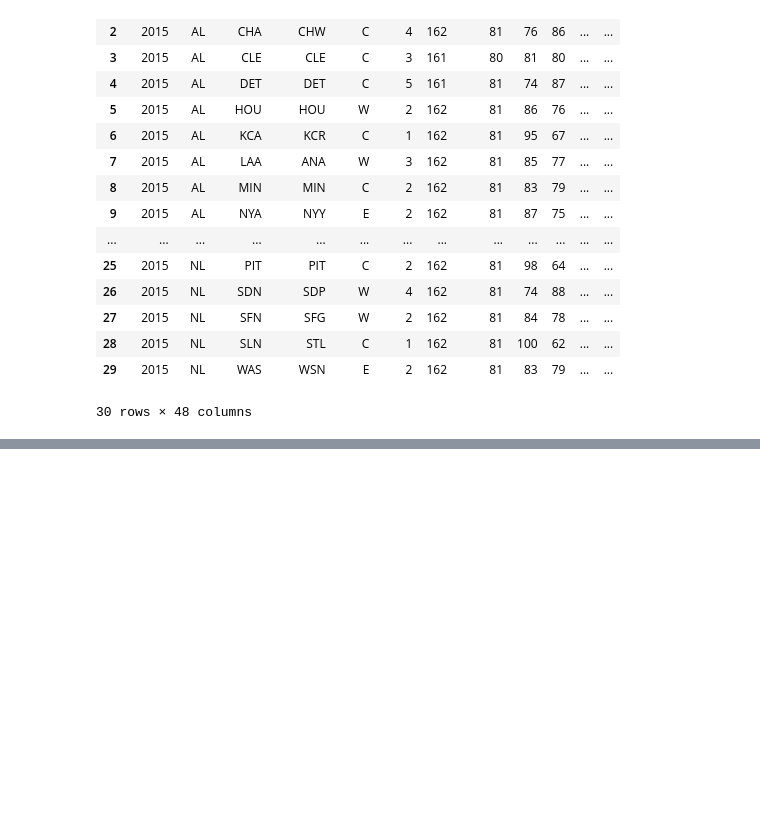
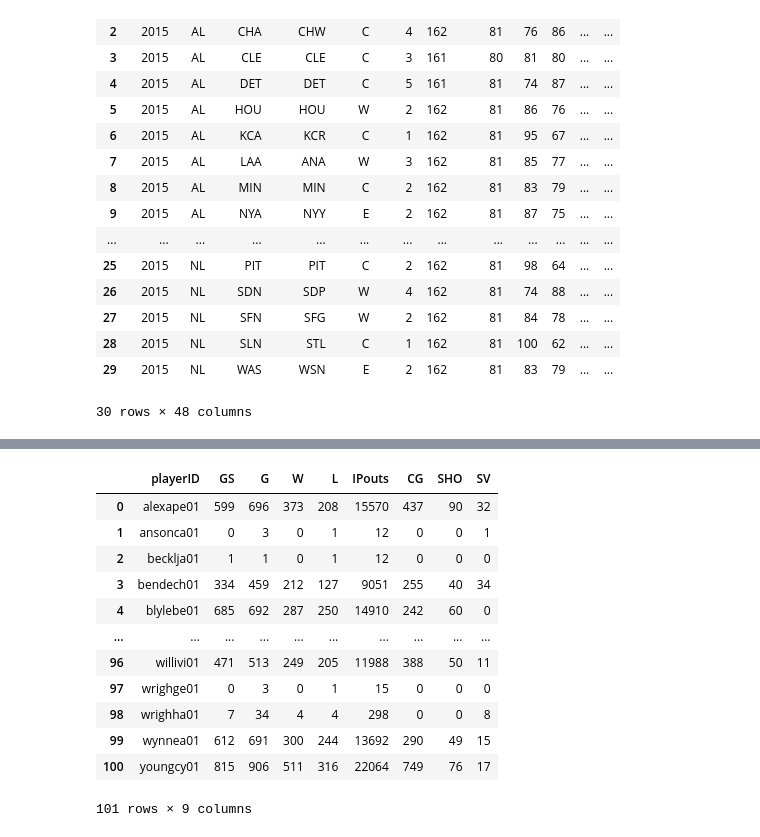
Before and after one commit to scimaksim/Python_graduate_coursework, a Jupyter notebook: HW5/Nikiforov_Assignment_5.ipynb, the cells around one changed output, grey strips where cells are left out. Cells and saved outputs as stored; diff of their text form; code cells hidden in the pictures; blank space fills up the shorter version.

```diff
--- a/HW5/Nikiforov_Assignment_5.ipynb
+++ b/HW5/Nikiforov_Assignment_5.ipynb
@@ -150,0 +320,18 @@ pd.read_sql("SELECT * FROM Teams WHERE YearID = 2015", con)
+# %%
+# reset_index() function prevents playerID from becoming part of the index.
+pitching_sum = hof_pitchers.groupby("playerID").sum().reset_index()
+pitching_sum
+# %% [output]
+|  | playerID | GS | G | W | L | IPouts | CG | SHO | SV |
+| 0 | alexape01 | 599 | 696 | 373 | 208 | 15570 | 437 | 90 | 32 |
+| 1 | ansonca01 | 0 | 3 | 0 | 1 | 12 | 0 | 0 | 1 |
+| 2 | becklja01 | 1 | 1 | 0 | 1 | 12 | 0 | 0 | 0 |
+| 3 | bendech01 | 334 | 459 | 212 | 127 | 9051 | 255 | 40 | 34 |
+| 4 | blylebe01 | 685 | 692 | 287 | 250 | 14910 | 242 | 60 | 0 |
+| ... | ... | ... | ... | ... | ... | ... | ... | ... | ... |
+| 96 | willivi01 | 471 | 513 | 249 | 205 | 11988 | 388 | 50 | 11 |
+| 97 | wrighge01 | 0 | 3 | 0 | 1 | 15 | 0 | 0 | 0 |
+| 98 | wrighha01 | 7 | 34 | 4 | 4 | 298 | 0 | 0 | 8 |
+| 99 | wynnea01 | 612 | 691 | 300 | 244 | 13692 | 290 | 49 | 15 |
+| 100 | youngcy01 | 815 | 906 | 511 | 316 | 22064 | 749 | 76 | 17 |
+101 rows × 9 columns
```
Also changed, not shown: parts of 15 cells of this notebook, 1 other file.
